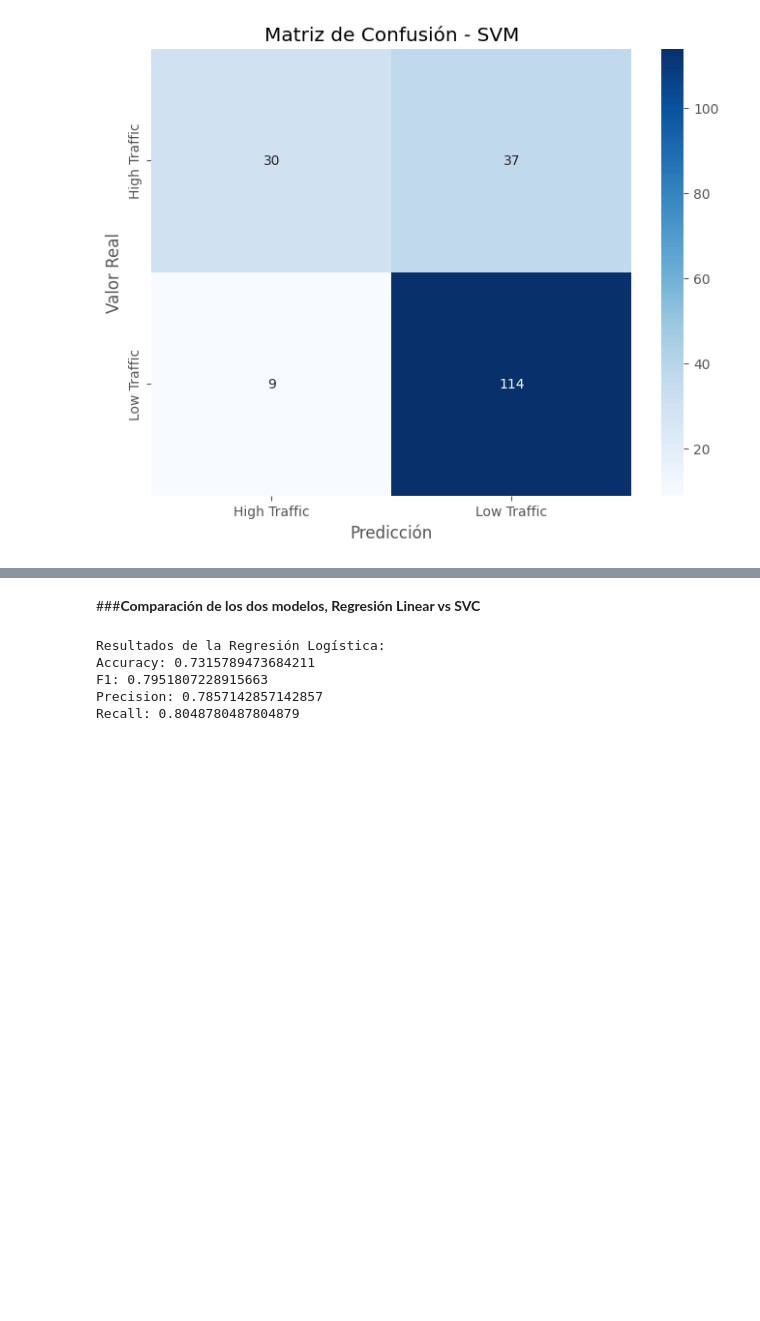
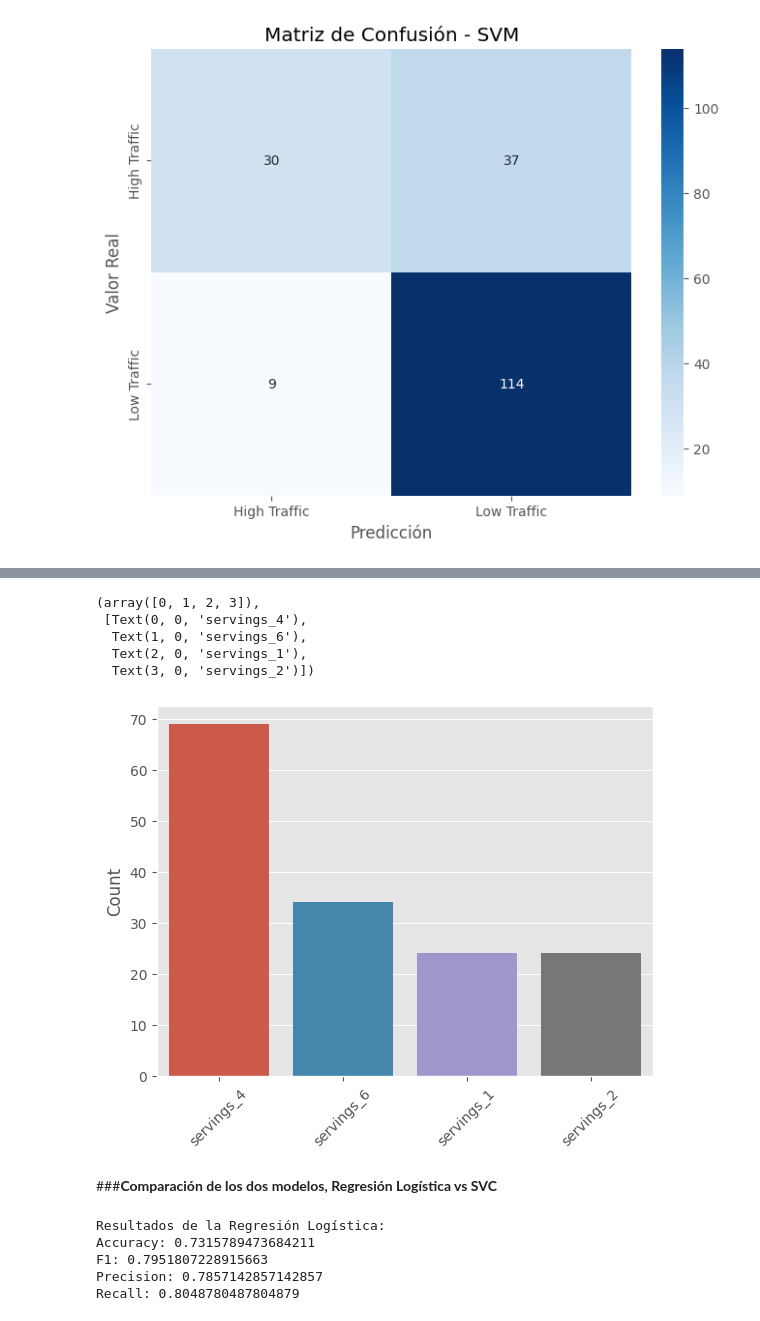
Before and after one commit to jordiTrigo/cf_project, a Jupyter notebook: cf_project.ipynb, the cells around one changed output, grey strips where cells are left out. Drawn from its saved outputs; the diff is of its cells as text; code cells hidden in the pictures; blank space fills up the shorter version.

```diff
--- a/cf_project.ipynb
+++ b/cf_project.ipynb
@@ -692,5 +808,20 @@ Recall: 0.926829268292683
+# %%
+# Columna categórica de 'servings_'
+df_category = pd.DataFrame(high_traffic_recs.filter(like='servings').sum().sort_values(ascending=False))
+df_category.rename(columns={0:'Count'}, inplace=True)
+
+# Mostramos la gráfica de la media
+sns.barplot(x=df_category.index, y='Count', data=df_category)
+plt.xticks(rotation=45)
+# %% [output]
+(array([0, 1, 2, 3]),
+ [Text(0, 0, 'servings_4'),
+  Text(1, 0, 'servings_6'),
+  Text(2, 0, 'servings_1'),
+  Text(3, 0, 'servings_2')])
+[figure, added]
 # %% [markdown]
-###**Comparación de los dos modelos, Regresión Linear vs SVC**
+###**Comparación de los dos modelos, Regresión Logística vs SVC**
 # %%
 # Mostramos los resultados de la Regresión Logística
 print('Resultados de la Regresión Logística:')
```
Also changed, not shown: parts of 32 cells of this notebook.
